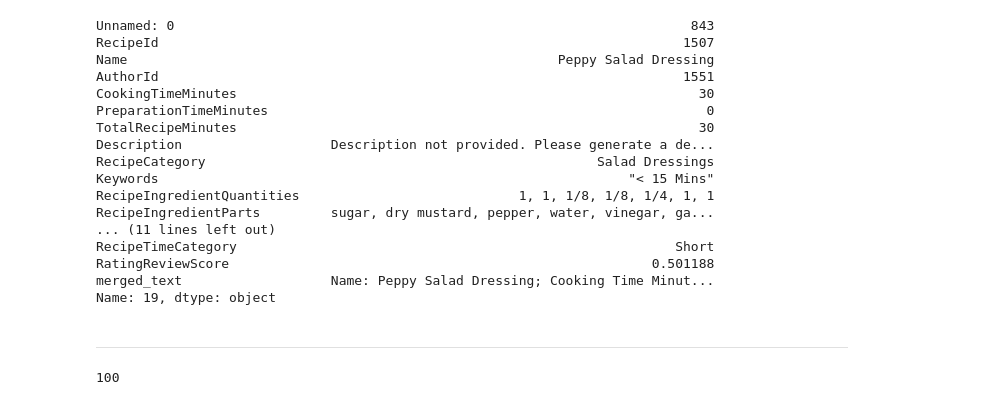
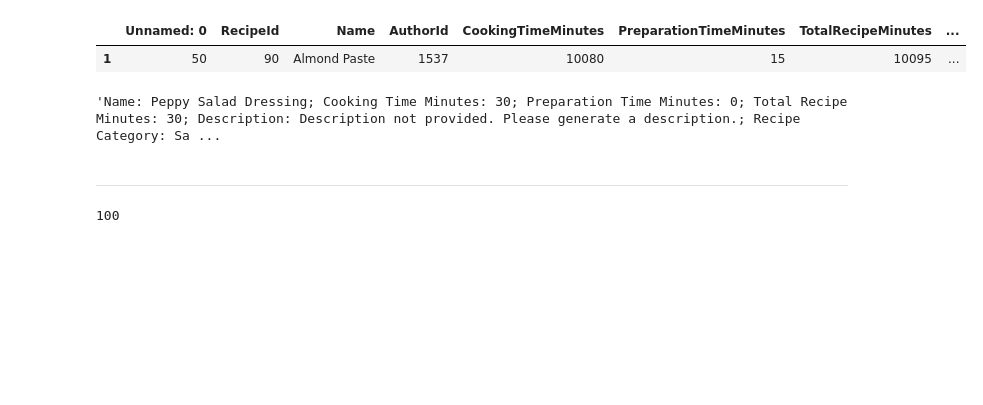
Before and after one commit to TechLabs-Remote-Bootcamp/WS24-MyDailyImpact, a Jupyter notebook: deeplearning/merge_data.ipynb, the cells around one changed output. Drawn from its saved outputs; the diff is of its cells as text; code cells hidden in the pictures; blank space fills up the shorter version.

Commit message:
feature: tried out loading other dataframes

```diff
--- a/deeplearning/merge_data.ipynb
+++ b/deeplearning/merge_data.ipynb
@@ -9,26 +8,21 @@ metadata_with_reviews = pd.read_csv("data/before_embedding_metadata_with_reviews
 metadata = pd.read_csv("data/before_embedding_metadata.csv")
 vegan_recipes = pd.read_csv("data/before_embedding_vegan_recipes.csv")
 reviews_df = pd.read_csv("data/before_embedding_reviews_df.csv")
+# %%
+vegan_recipes.iloc[0]
+
+pd.set_option('display.max_columns', None)
+
+vegan_recipes[vegan_recipes['Name']== 'Lemon-Basil Dressing']
+vegan_recipes[vegan_recipes['Name']== 'Peppy Salad Dressing']
+vegan_recipes[vegan_recipes['Name']== 'Almond Paste']
+# %% [output]
+|  | Unnamed: 0 | RecipeId | Name | AuthorId | CookingTimeMinutes | PreparationTimeMinutes | TotalRecipeMinutes | ... |
+| 1 | 50 | 90 | Almond Paste | 1537 | 10080 | 15 | 10095 | ... |
 # %%
-vegan_recipes.iloc[19]
+vegan_recipes.iloc[19]['merged_text']
 # %% [output]
-Unnamed: 0                                                                  843
-RecipeId                                                                   1507
-Name                                                       Peppy Salad Dressing
-AuthorId                                                                   1551
-CookingTimeMinutes                                                           30
-PreparationTimeMinutes                                                        0
-TotalRecipeMinutes                                                           30
-Description                   Description not provided. Please generate a de...
-RecipeCategory                                                  Salad Dressings
-Keywords                                                            "< 15 Mins"
-RecipeIngredientQuantities                            1, 1, 1/8, 1/8, 1/4, 1, 1
-RecipeIngredientParts         sugar, dry mustard, pepper, water, vinegar, ga...
-... (11 lines left out)
-RecipeTimeCategory                                                        Short
-RatingReviewScore                                                      0.501188
-merged_text                   Name: Peppy Salad Dressing; Cooking Time Minut...
-Name: 19, dtype: object
+'Name: Peppy Salad Dressing; Cooking Time Minutes: 30; Preparation Time Minutes: 0; Total Recipe Minutes: 30; Description: Description not provided. Please generate a description.; Recipe Category: Sa ...
 # %% [markdown]
 ---
 # %%
```
Also changed, not shown: parts of 5 cells of this notebook.
